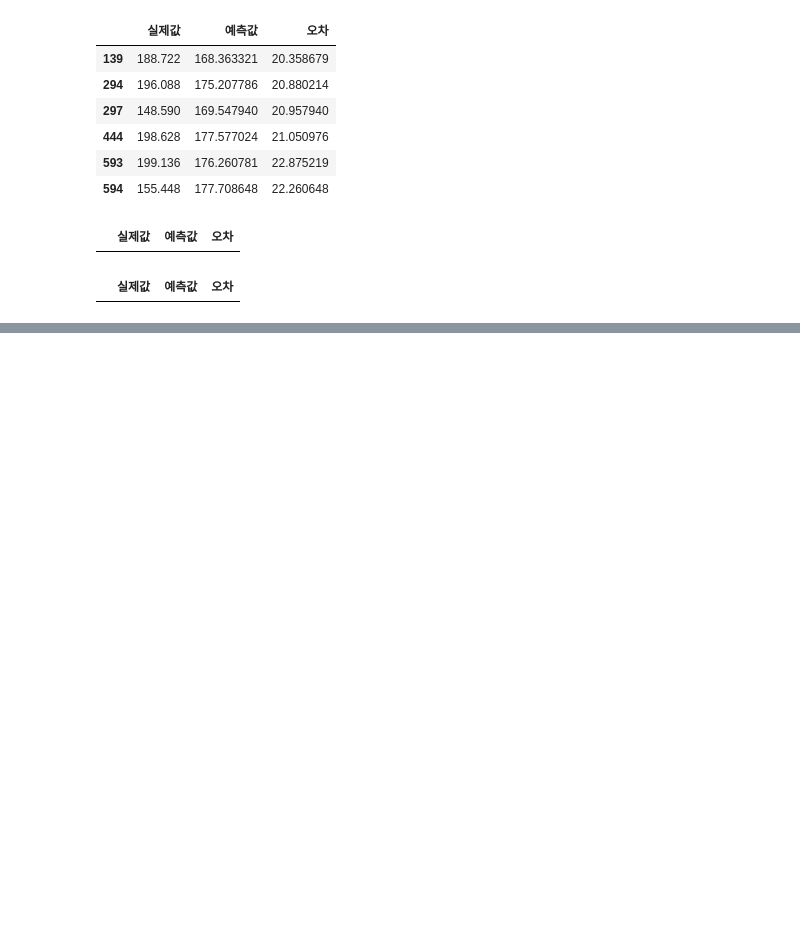
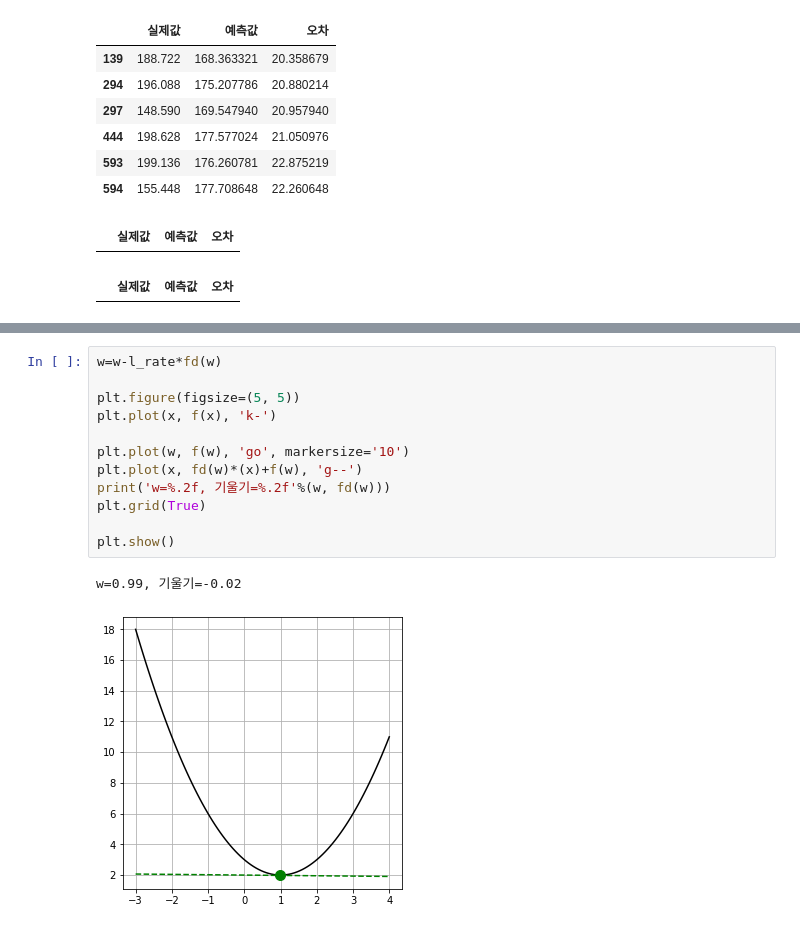
Before and after one commit to toughC/Python_Machine_Learning, a Jupyter notebook: 09_RegressionAnalysis.ipynb, the cells around one changed output, grey strips where cells are left out. Drawn from its saved outputs; the diff is of its cells as text; blank space fills up the shorter version.

```diff
--- a/09_RegressionAnalysis.ipynb
+++ b/09_RegressionAnalysis.ipynb
@@ -212,0 +331,15 @@ for x in err:
+# %%
+w=w-l_rate*fd(w)
+
+plt.figure(figsize=(5, 5))
+plt.plot(x, f(x), 'k-')
+
+plt.plot(w, f(w), 'go', markersize='10')
+plt.plot(x, fd(w)*(x)+f(w), 'g--')
+print('w=%.2f, 기울기=%.2f'%(w, fd(w)))
+plt.grid(True)
+
+plt.show()
+# %% [output]
+w=0.99, 기울기=-0.02
+[figure, added]
```
Also changed, not shown: parts of 25 cells of this notebook.
